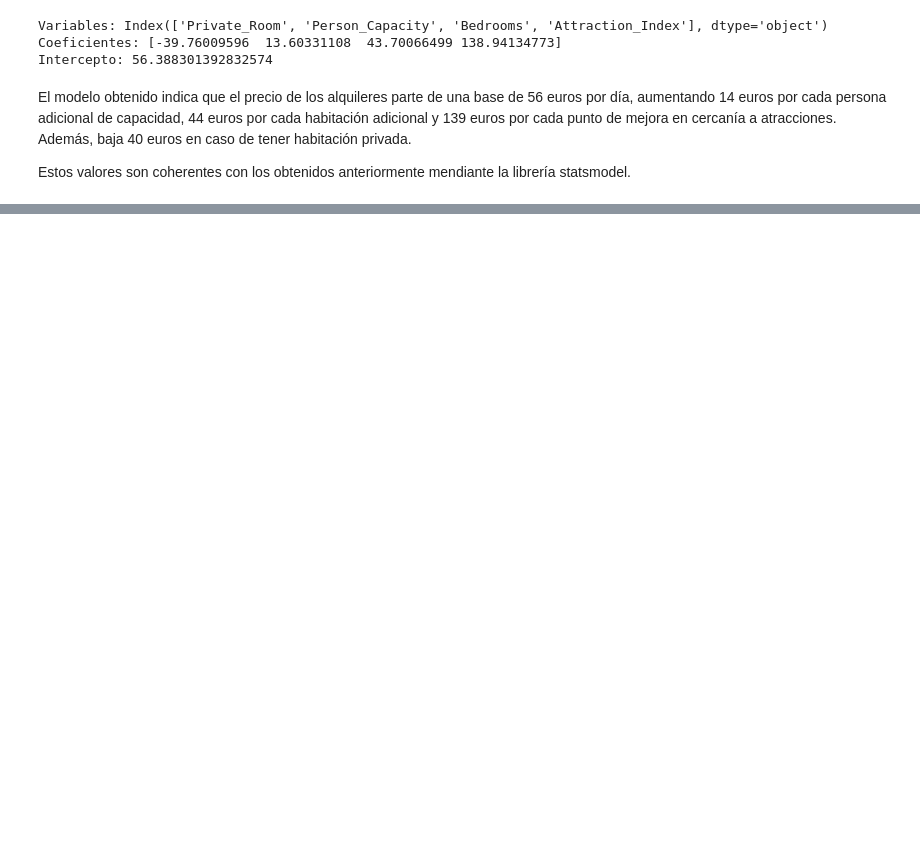
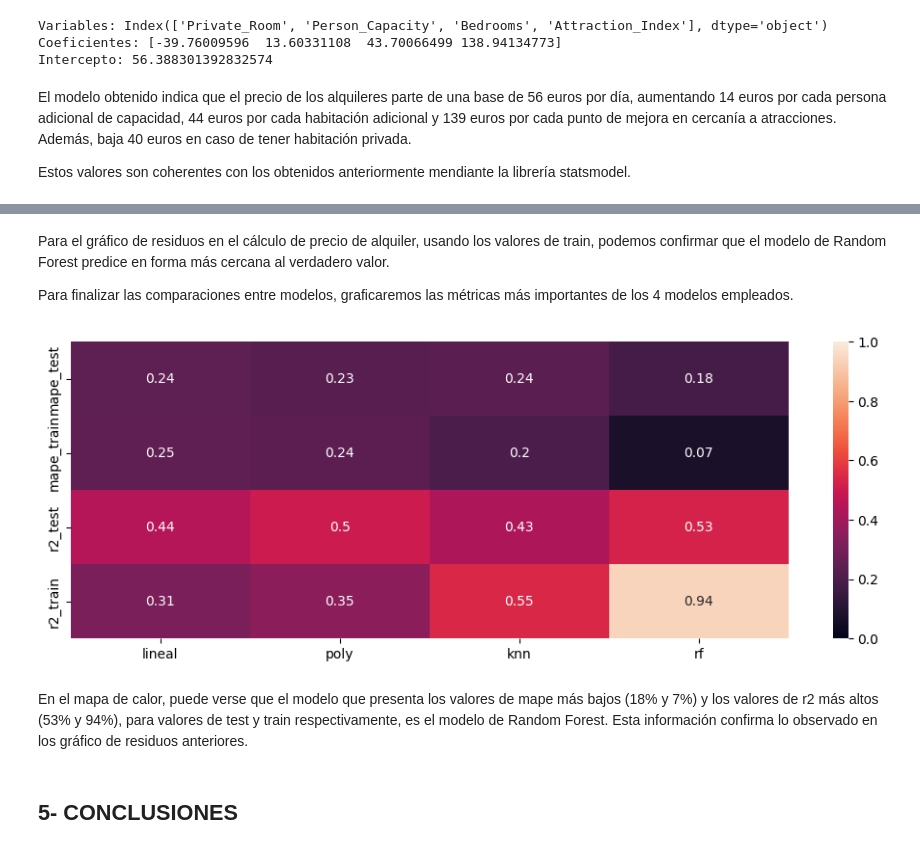
Before and after one commit to tekluis/CoderHouse, a Jupyter notebook: 7-PRIMERAENTREGA_TEK.ipynb, the cells around one changed output, grey strips where cells are left out. Saved outputs shown, nothing was run; the diff lists cells and outputs as text; code cells hidden in the pictures; blank space fills up the shorter version.

```diff
--- a/7-PRIMERAENTREGA_TEK.ipynb
+++ b/7-PRIMERAENTREGA_TEK.ipynb
@@ -867,0 +832,31 @@ plt.show()
+# %% [markdown]
+Para el gráfico de residuos en el cálculo de precio de alquiler, usando los valores de train, podemos confirmar que el modelo de Random Forest predice en forma más cercana al verdadero valor.
+
+Para finalizar las comparaciones entre modelos, graficaremos las métricas más importantes de los 4 modelos empleados.
+# %%
+lineal = [mape_lr, mape_lr_train, r2_lr, r2_lr_train]
+poly = [mape_poly, mape_poly_train, r2_poly, r2_poly_train]
+knn = [mape_knn, mape_knn_train, r2_knn, r2_knn_train]
+rf = [mape_rf, mape_rf_train, r2_rf, r2_rf_train]
+
+metricas_graf = {
+    'lineal': lineal,
+    'poly': poly,
+    'knn': knn,
+    'rf': rf
+}
+
+metricas_graf_df = pd.DataFrame(metricas_graf)
+
+nombres_filas = ['mape_test', 'mape_train', 'r2_test', 'r2_train']
+metricas_graf_df.index = nombres_filas
+
+fig, ax = plt.subplots(figsize=(12,4))
+ax=sns.heatmap(metricas_graf_df, annot=True, vmin=0, vmax=1)
+plt.show()
+# %% [output]
+[figure, added]
+# %% [markdown]
+En el mapa de calor, puede verse que el modelo que presenta los valores de mape más bajos (18% y 7%) y los valores de r2 más altos (53% y 94%), para valores de test y train respectivamente, es el modelo de Random Forest. Esta información confirma lo observado en los gráfico de residuos anteriores.
+# %% [markdown]
+## 5- CONCLUSIONES
```
Also changed, not shown: parts of 56 cells of this notebook.
